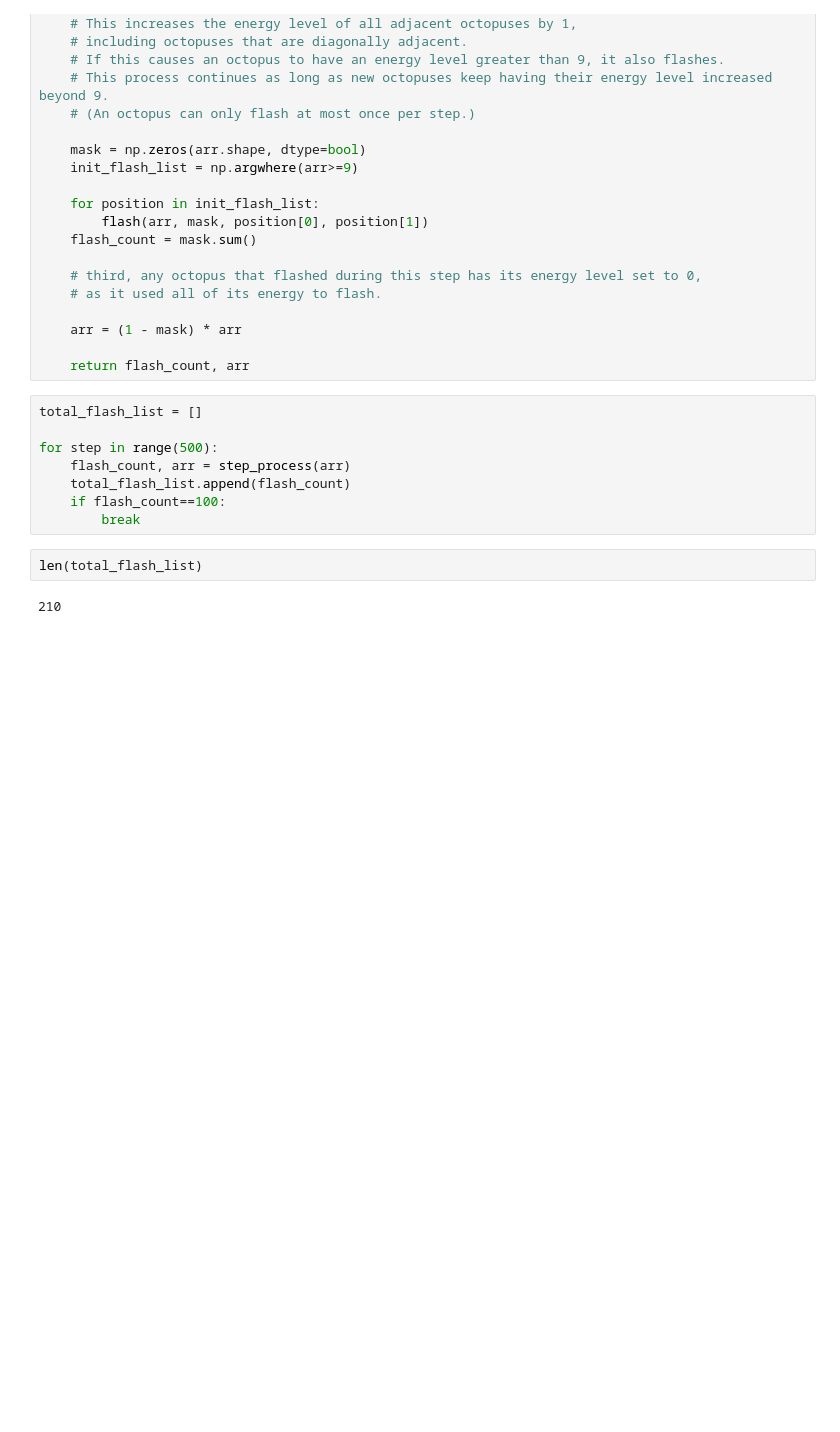
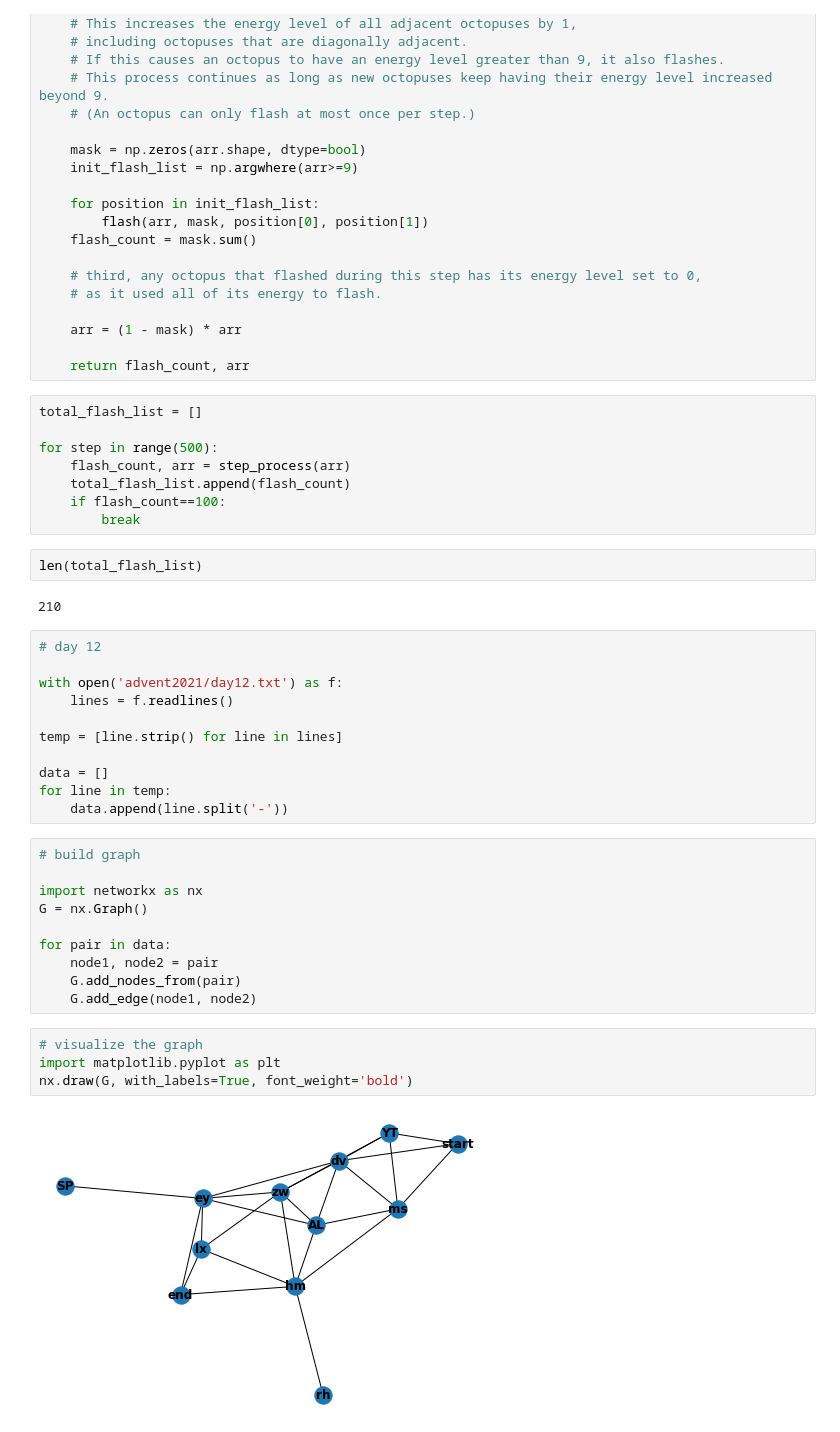
Before and after one commit to jackyckma/adventofcode2021, a Jupyter notebook: advent2021.ipynb, the cells around one changed output. Cells and saved outputs as stored; diff of their text form; blank space fills up the shorter version.

```diff
--- a/advent2021.ipynb
+++ b/advent2021.ipynb
@@ -717,3 +717,30 @@ for step in range(500):
 len(total_flash_list)
 # %% [output]
 210
+# %%
+# day 12
+
+with open('advent2021/day12.txt') as f:
+    lines = f.readlines()
+
+temp = [line.strip() for line in lines]
+
+data = []
+for line in temp:
+    data.append(line.split('-'))
+# %%
+# build graph
+
+import networkx as nx
+G = nx.Graph()
+
+for pair in data:
+    node1, node2 = pair
+    G.add_nodes_from(pair)
+    G.add_edge(node1, node2)
+# %%
+# visualize the graph
+import matplotlib.pyplot as plt
+nx.draw(G, with_labels=True, font_weight='bold')
+# %% [output]
+[figure, added]
```
Also changed, not shown: parts of 11 cells of this notebook, 2 other files.
